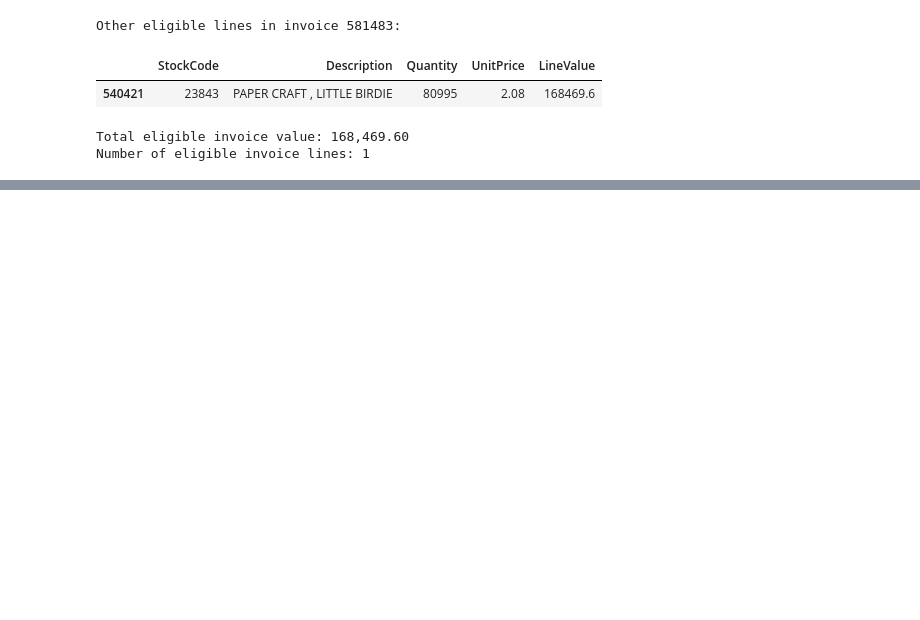
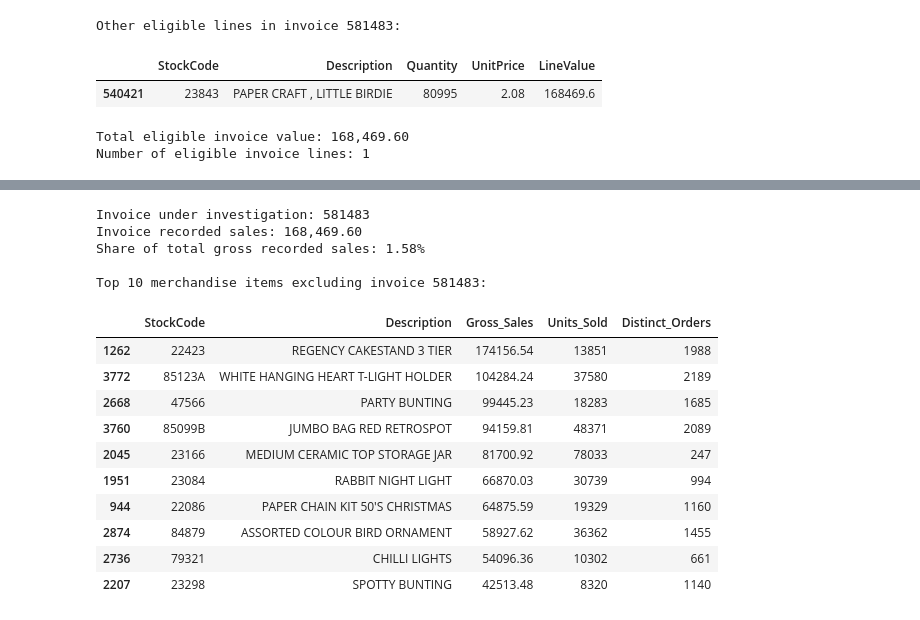
Before and after one commit to kartikeysharma2645/Analytics-Report-Insights, a Jupyter notebook: notebooks/ecommerce_sales_analysis.ipynb, the cells around one changed output, grey strips where cells are left out. Saved outputs shown, nothing was run; the diff lists cells and outputs as text; code cells hidden in the pictures; blank space fills up the shorter version.

```diff
--- a/notebooks/ecommerce_sales_analysis.ipynb
+++ b/notebooks/ecommerce_sales_analysis.ipynb
@@ -1314,0 +1322,56 @@ Number of eligible invoice lines: 1
+# %%
+
+# Identify the invoice's recorded sales contribution
+outlier_invoice_sales = analysis_df.loc[
+    analysis_df["InvoiceNo"] == paper_craft_invoice,
+    "LineValue"
+].sum()
+
+total_recorded_sales = analysis_df["LineValue"].sum()
+
+print(f"Invoice under investigation: {paper_craft_invoice}")
+print(f"Invoice recorded sales: {outlier_invoice_sales:,.2f}")
+print(
+    "Share of total gross recorded sales: "
+    f"{outlier_invoice_sales / total_recorded_sales * 100:.2f}%"
+)
+
+# Exclude this invoice only for the sensitivity comparison
+sensitivity_df = analysis_df.loc[
+    analysis_df["InvoiceNo"] != paper_craft_invoice
+].copy()
+
+# Aggregate merchandise sales with the invoice excluded
+sensitivity_product_sales = (
+    sensitivity_df.loc[
+        ~sensitivity_df["StockCode"].astype(str).str.strip().isin(service_codes)
+    ]
+    .groupby(["StockCode", "Description"])
+    .agg(
+        Gross_Sales=("LineValue", "sum"),
+        Units_Sold=("Quantity", "sum"),
+        Distinct_Orders=("InvoiceNo", "nunique")
+    )
+    .reset_index()
+    .sort_values("Gross_Sales", ascending=False)
+)
+
+print("\nTop 10 merchandise items excluding invoice 581483:")
+display(sensitivity_product_sales.head(10).round(2))
+# %% [output]
+Invoice under investigation: 581483
+Invoice recorded sales: 168,469.60
+Share of total gross recorded sales: 1.58%
+
+Top 10 merchandise items excluding invoice 581483:
+|  | StockCode | Description | Gross_Sales | Units_Sold | Distinct_Orders |
+| 1262 | 22423 | REGENCY CAKESTAND 3 TIER | 174156.54 | 13851 | 1988 |
+| 3772 | 85123A | WHITE HANGING HEART T-LIGHT HOLDER | 104284.24 | 37580 | 2189 |
+| 2668 | 47566 | PARTY BUNTING | 99445.23 | 18283 | 1685 |
+| 3760 | 85099B | JUMBO BAG RED RETROSPOT | 94159.81 | 48371 | 2089 |
+| 2045 | 23166 | MEDIUM CERAMIC TOP STORAGE JAR | 81700.92 | 78033 | 247 |
+| 1951 | 23084 | RABBIT NIGHT LIGHT | 66870.03 | 30739 | 994 |
+| 944 | 22086 | PAPER CHAIN KIT 50'S CHRISTMAS | 64875.59 | 19329 | 1160 |
+| 2874 | 84879 | ASSORTED COLOUR BIRD ORNAMENT | 58927.62 | 36362 | 1455 |
+| 2736 | 79321 | CHILLI LIGHTS | 54096.36 | 10302 | 661 |
+| 2207 | 23298 | SPOTTY BUNTING | 42513.48 | 8320 | 1140 |
```
Also changed, not shown: parts of 3 cells of this notebook.
